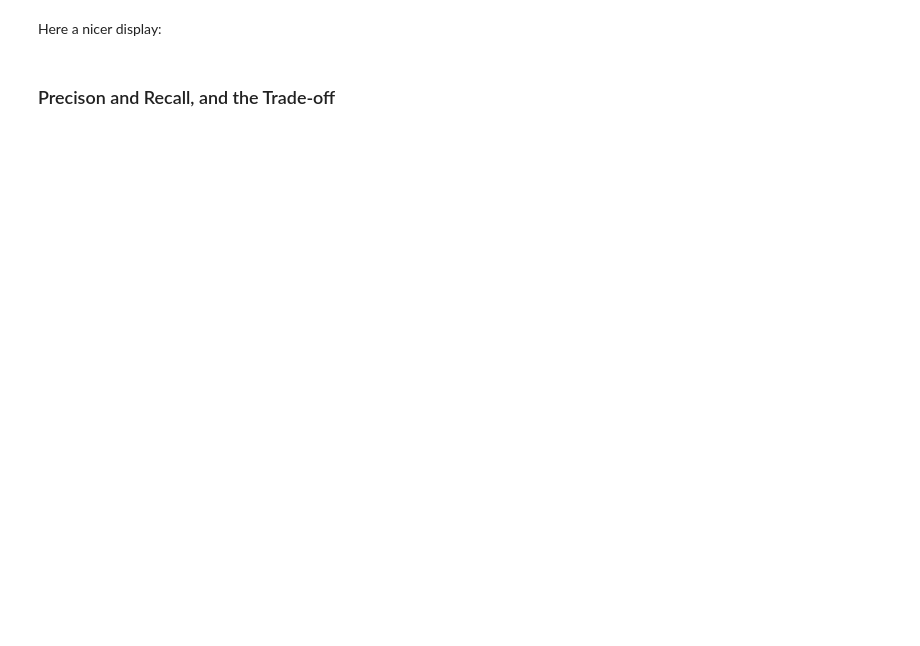
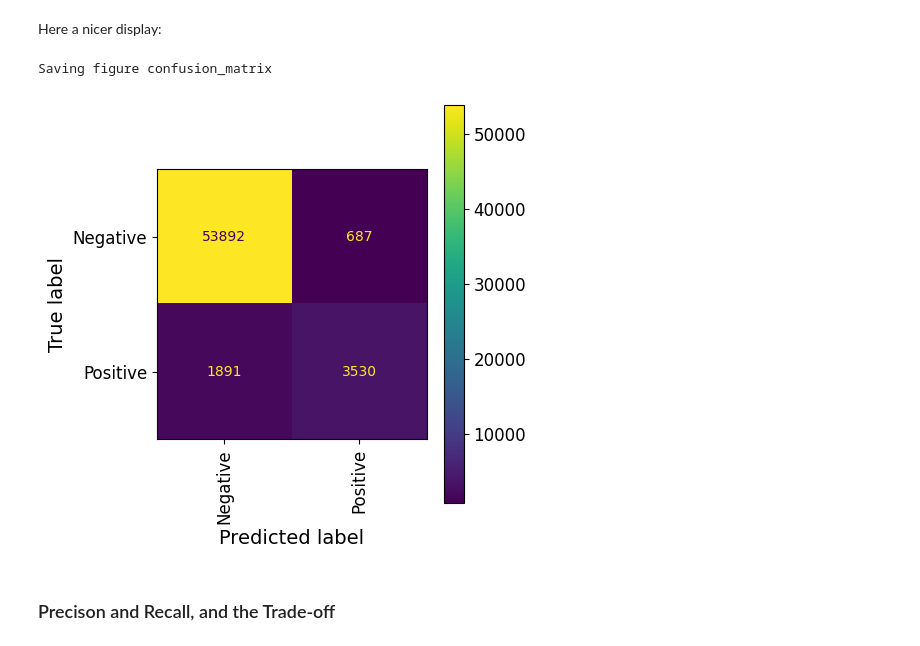
Before and after one commit to OnurKerimoglu/ML-sandbox, a Jupyter notebook: Classification_Models_Evaluation.ipynb, the cells around one changed output. Drawn from its saved outputs; the diff is of its cells as text; code cells hidden in the pictures; blank space fills up the shorter version.

```diff
--- a/Classification_Models_Evaluation.ipynb
+++ b/Classification_Models_Evaluation.ipynb
@@ -166,14 +191,18 @@ Here a nicer display:
 # %%
 # import matplotlib.pyplot as plt
 from sklearn.metrics import ConfusionMatrixDisplay
 
 fig = plt.figure(figsize=(5, 5))
 ax = fig.add_subplot(111)
 
 color = 'white'
 disp = ConfusionMatrixDisplay(confusion_matrix=cm,display_labels=['Negative','Positive'])
 disp.plot(ax=ax, xticks_rotation='vertical')
+save_fig("confusion_matrix")
 plt.show()
+# %% [output]
+Saving figure confusion_matrix
+[figure, added]
 # %% [markdown]
 ### Precison and Recall, and the Trade-off
 # %%
```
Also changed, not shown: parts of 18 cells of this notebook.
